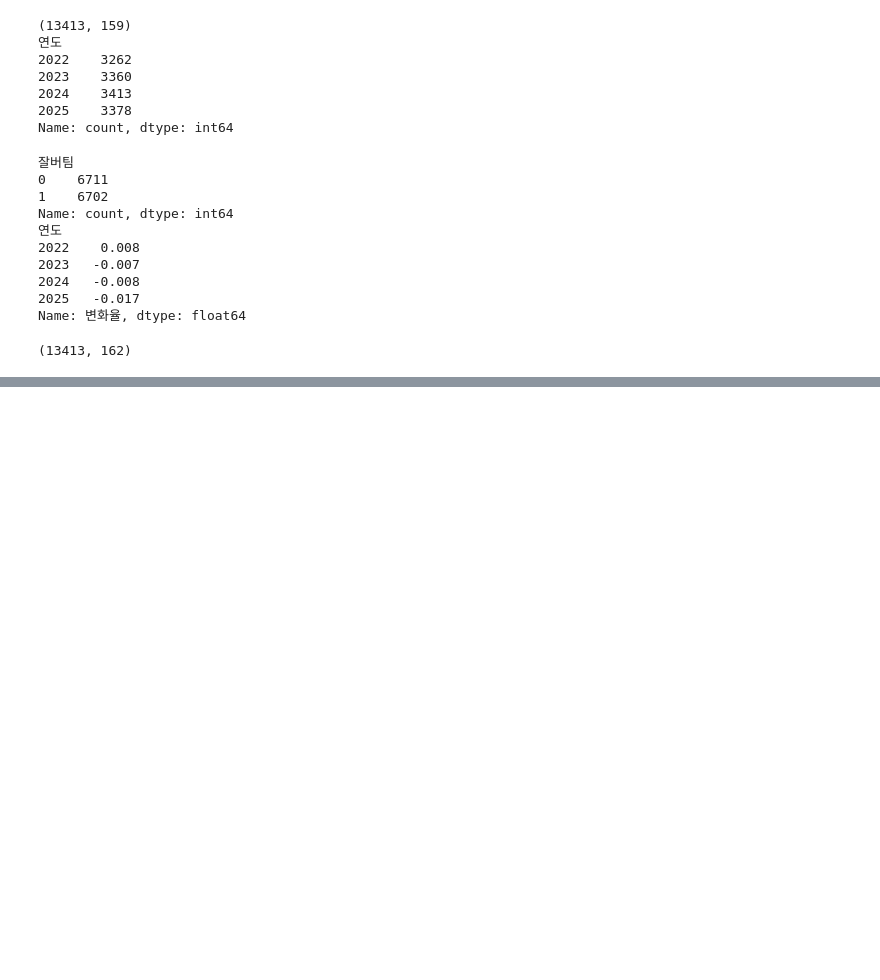
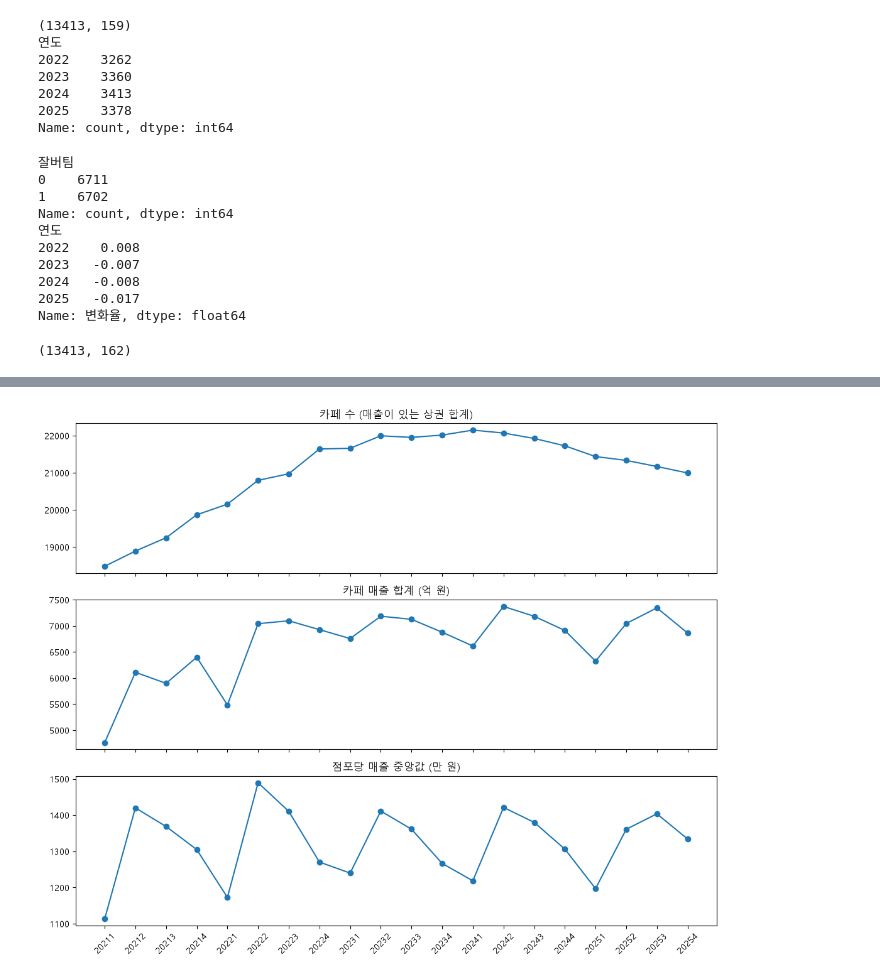
Before and after one commit to fivcomet/cafe-commercial-analysis, a Jupyter notebook: notebooks/2.0-eda.ipynb, the cells around one changed output, grey strips where cells are left out. Cells and saved outputs as stored; diff of their text form; code cells hidden in the pictures; blank space fills up the shorter version.

```diff
--- a/notebooks/2.0-eda.ipynb
+++ b/notebooks/2.0-eda.ipynb
@@ -158,0 +167,10 @@ print(data.shape)
+# %%
+# 분기별로 묶어서 카페 수 합계, 매출 합계, 점포당 매출 중앙값 구하기 (분기 순서로 정렬)
+trend = df.groupby("기준_년분기_코드").agg(
+    카페수=("유사_업종_점포_수", "sum"),
+    매출합계=("당월_매출_금액", "sum"),
+    점포당_중앙값=("점포당_매출", "median"),
+).sort_index()
+trend["매출합계_억"] = trend["매출합계"] / 1e8
+trend["점포당_중앙값_만"] = trend["점포당_중앙값"] / 1e4
+print(trend[["카페수", "매출합계_억", "점포당_중앙값_만"]].round(0))
@@ -158,0 +195,16 @@ print(data.shape)
+# %%
+# 세 지표를 위아래로 그래프 3개 그리기 (x축은 분기)
+fig, axes = plt.subplots(3, 1, figsize=(11, 9), sharex=True)
+x = trend.index.astype(str)
+axes[0].plot(x, trend["카페수"], marker="o")
+axes[0].set_title("카페 수 (매출이 있는 상권 합계)")
+axes[1].plot(x, trend["매출합계_억"], marker="o")
+axes[1].set_title("카페 매출 합계 (억 원)")
+axes[2].plot(x, trend["점포당_중앙값_만"], marker="o")
+axes[2].set_title("점포당 매출 중앙값 (만 원)")
+plt.xticks(rotation=45)
+plt.tight_layout()
+plt.savefig("../reports/figures/01_분기별_흐름.png", dpi=150)
+plt.show()
+# %% [output]
+[figure, added]
```
Also changed, not shown: parts of 3 cells of this notebook, 2 other files.
